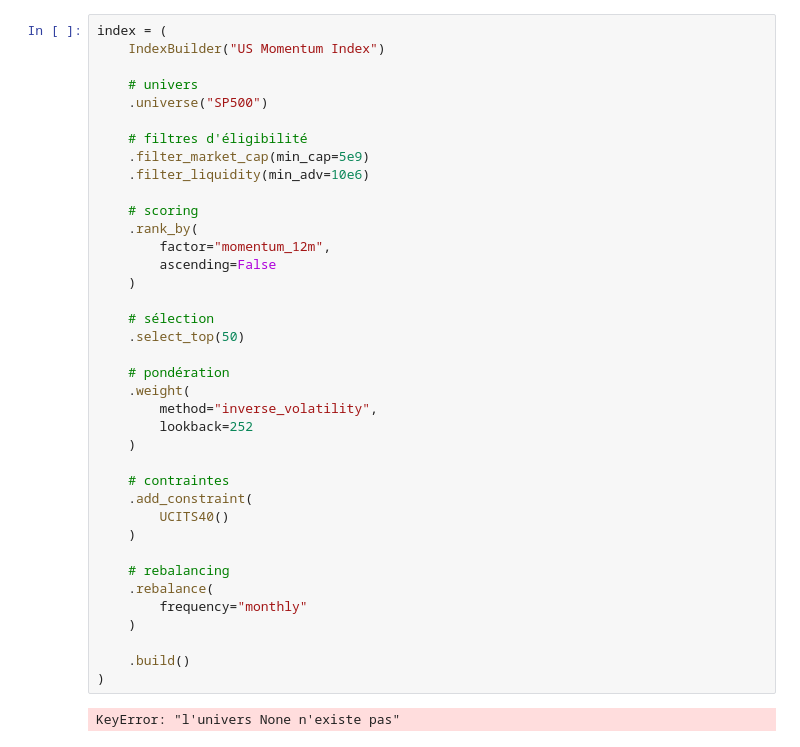
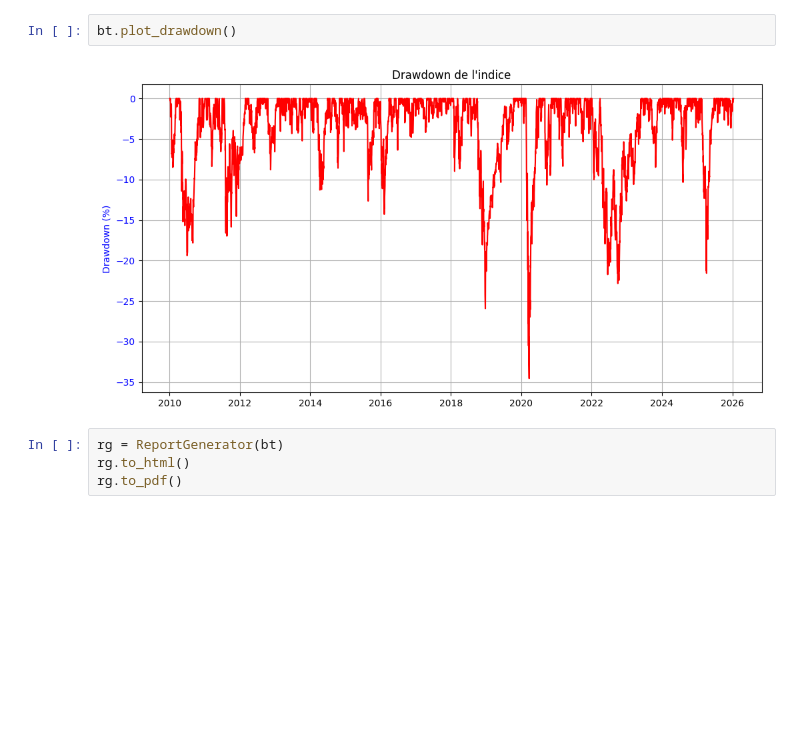
Before and after one commit to AntoineMarion1/index_engine, a Jupyter notebook: notebooks/exemple.ipynb, the cells around one changed output. Cells and saved outputs as stored; diff of their text form; blank space fills up the shorter version.

```diff
--- a/notebooks/exemple.ipynb
+++ b/notebooks/exemple.ipynb
@@ -100,43 +95,11 @@ Volatility = 27.07%
-# %%
-index = (
-    IndexBuilder("US Momentum Index")
-
-    # univers
-    .universe("SP500")
-
-    # filtres d'éligibilité
-    .filter_market_cap(min_cap=5e9)
-    .filter_liquidity(min_adv=10e6)
-
-    # scoring
-    .rank_by(
-        factor="momentum_12m",
-        ascending=False
-    )
-
-    # sélection
-    .select_top(50)
-
-    # pondération
-    .weight(
-        method="inverse_volatility",
-        lookback=252
-    )
-
-    # contraintes
-    .add_constraint(
-        UCITS40()
-    )
-
-    # rebalancing
-    .rebalance(
-        frequency="monthly"
-    )
-
-    .build()
-)
-# %% [output]
-KeyError: "l'univers None n'existe pas"
+# %%
+bt.plot_drawdown()
+# %% [output]
+[figure, added]
+# %%
+rg = ReportGenerator(bt)
+rg.to_html()
+rg.to_pdf()
 # %%
 ix.constituents()
 # %% [output]
```
Also changed, not shown: parts of 8 cells of this notebook, 15 other files.
